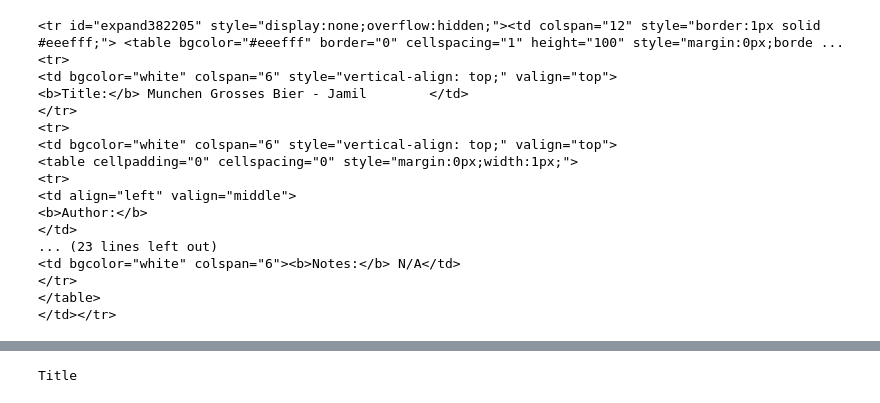
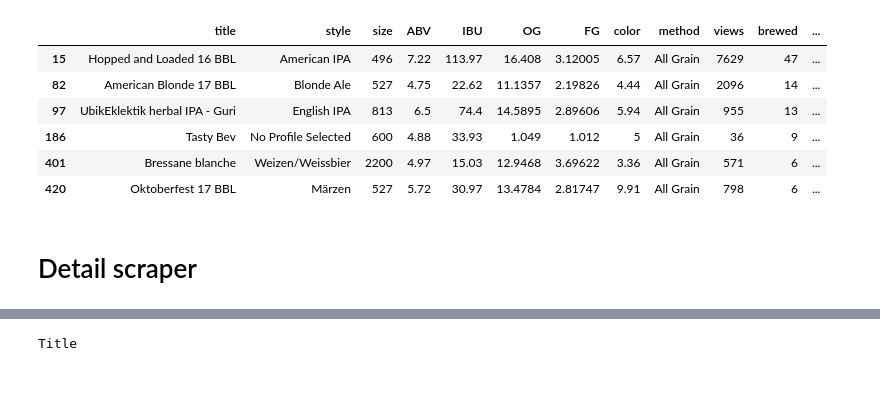
Before and after one commit to TandemElephant/BrewersFriendAI, a Jupyter notebook: scraper.ipynb, the cells around one changed output, grey strips where cells are left out. Drawn from its saved outputs; the diff is of its cells as text; code cells hidden in the pictures.

```diff
--- a/scraper.ipynb
+++ b/scraper.ipynb
@@ -293,20 +294,12 @@ tmp
-# %%
-row
-# %% [output]
-<tr id="expand382205" style="display:none;overflow:hidden;"><td colspan="12" style="border:1px solid #eeefff;"> <table bgcolor="#eeefff" border="0" cellspacing="1" height="100" style="margin:0px;borde ...
-<tr>
-<td bgcolor="white" colspan="6" style="vertical-align: top;" valign="top">
-<b>Title:</b> Munchen Grosses Bier - Jamil        </td>
-</tr>
-<tr>
-<td bgcolor="white" colspan="6" style="vertical-align: top;" valign="top">
-<table cellpadding="0" cellspacing="0" style="margin:0px;width:1px;">
-<tr>
-<td align="left" valign="middle">
-<b>Author:</b>
-</td>
-... (23 lines left out)
-<td bgcolor="white" colspan="6"><b>Notes:</b> N/A</td>
-</tr>
-</table>
-</td></tr>
+# %%
+beer_df[beer_df.boil_size.astype(float) > 500]
+# %% [output]
+|  | title | style | size | ABV | IBU | OG | FG | color | method | views | brewed | ... |
+| 15 | Hopped and Loaded 16 BBL | American IPA | 496 | 7.22 | 113.97 | 16.408 | 3.12005 | 6.57 | All Grain | 7629 | 47 | ... |
+| 82 | American Blonde 17 BBL | Blonde Ale | 527 | 4.75 | 22.62 | 11.1357 | 2.19826 | 4.44 | All Grain | 2096 | 14 | ... |
+| 97 | UbikEklektik herbal IPA - Guri | English IPA | 813 | 6.5 | 74.4 | 14.5895 | 2.89606 | 5.94 | All Grain | 955 | 13 | ... |
+| 186 | Tasty Bev | No Profile Selected | 600 | 4.88 | 33.93 | 1.049 | 1.012 | 5 | All Grain | 36 | 9 | ... |
+| 401 | Bressane blanche | Weizen/Weissbier | 2200 | 4.97 | 15.03 | 12.9468 | 3.69622 | 3.36 | All Grain | 571 | 6 | ... |
+| 420 | Oktoberfest 17 BBL | Märzen | 527 | 5.72 | 30.97 | 13.4784 | 2.81747 | 9.91 | All Grain | 798 | 6 | ... |
+# %% [markdown]
+# Detail scraper
```
Also changed, not shown: parts of 7 cells of this notebook, 16 other files.
